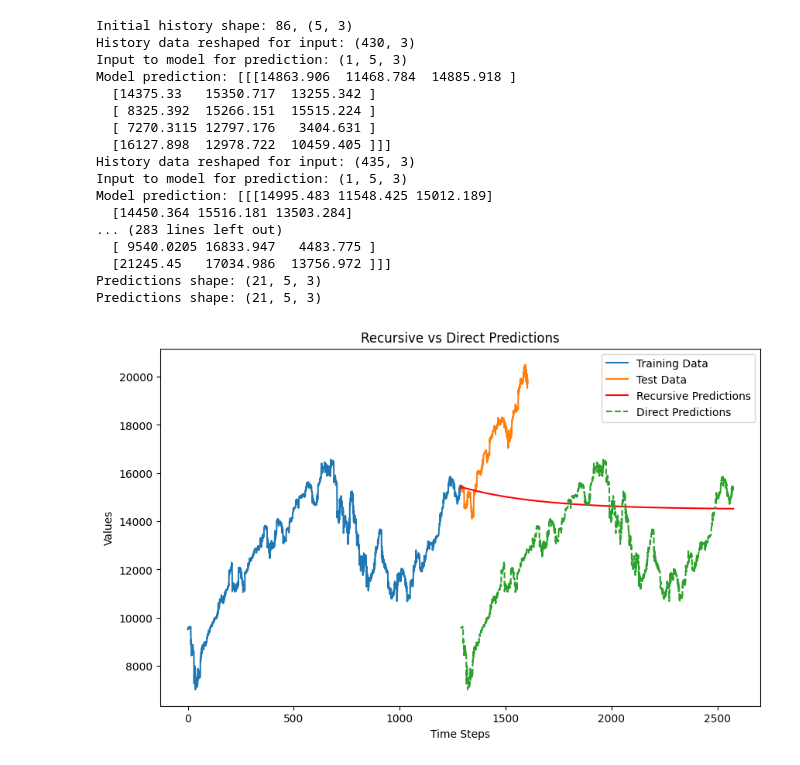
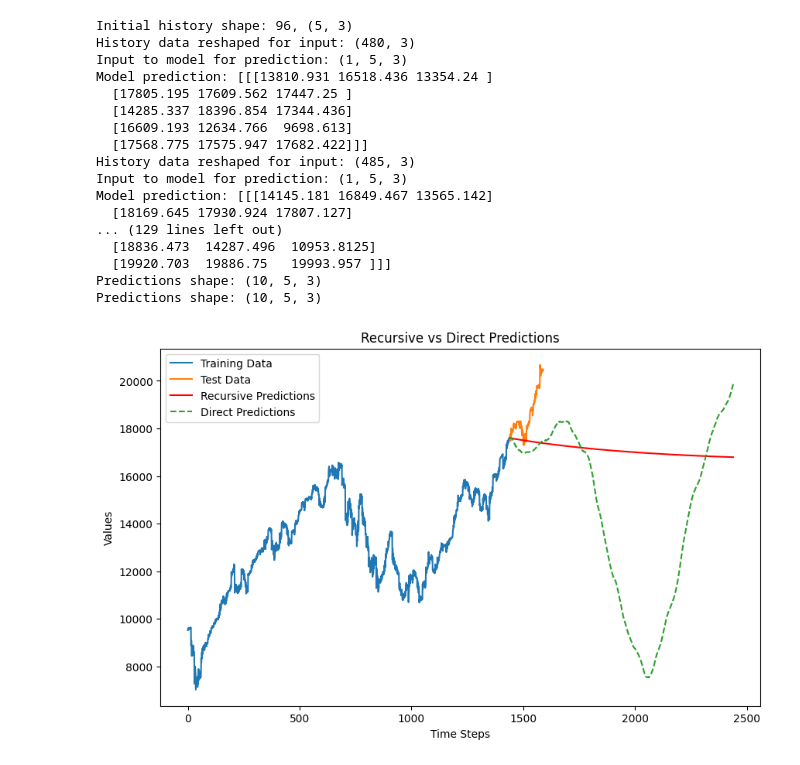
Before and after one commit to porchportal/stock-market-prediction-by--multi-Task-learning, a Jupyter notebook: VScodeML@2/speedPaper/testing02.ipynb, the cells around one changed output. Drawn from its saved outputs; the diff is of its cells as text; code cells hidden in the pictures.

```diff
--- a/VScodeML@2/speedPaper/testing02.ipynb
+++ b/VScodeML@2/speedPaper/testing02.ipynb
@@ -257,7 +260,7 @@ class PredictAndForecast:
     def recursive_predict(self, steps: int) -> pd.Series:
         train_series = pd.Series(self.train.flatten())
         forecaster = ForecasterAutoreg(
-            regressor=LinearRegression(), lags=self.n_input)
+            regressor=RandomForestRegressor(n_estimators=100), lags=self.n_input)
         forecaster.fit(y=train_series)
 
         predictions = []
@@ -272,6 +275,7 @@ class PredictAndForecast:
         prediction_series = pd.Series(predictions, index=pd.date_range(
             start=history.index[-1], periods=steps + 1, freq='D')[1:])
         return prediction_series
+
 
     def direct_predict(self, steps: int) -> pd.Series:
         train_series = pd.Series(self.train.flatten(), index=pd.date_range(
@@ -377,7 +381,7 @@ Date
 # Prepare the ETL instance
 data = ETL(
     datainput=dataset_input,
-    test_size=0.2,
+    test_size=0.1,
     n_input=5,  # Look-back period
     timestep=10,  # Number of past days to use for each prediction
     normalize_bool=False,
@@ -440,35 +444,35 @@ Epoch 25/25
 # %%
 # scaler = StandardScaler()
 # train_data = scaler.fit_transform(
 #     X_train.reshape(-1, 1)).reshape(X_train.shape)
 
 predict_and_forecast = PredictAndForecast(
     model, X_train, X_val,
     n_input=5, scaler=None,
     normalize_bool=False)
 
 # Get predictions
 predictions = predict_and_forecast.get_predictions()
 print(f'Predictions shape: {predictions.shape}')
 
 # Plot predictions
-predict_and_forecast.plot_predictions(steps=3000)
+predict_and_forecast.plot_predictions(steps=1000)
 # %% [output]
-Initial history shape: 86, (5, 3)
-History data reshaped for input: (430, 3)
+Initial history shape: 96, (5, 3)
+History data reshaped for input: (480, 3)
 Input to model for prediction: (1, 5, 3)
-Model prediction: [[[14863.906  11468.784  14885.918 ]
-  [14375.33   15350.717  13255.342 ]
-  [ 8325.392  15266.151  15515.224 ]
-  [ 7270.3115 12797.176   3404.631 ]
-  [16127.898  12978.722  10459.405 ]]]
-History data reshaped for input: (435, 3)
+Model prediction: [[[13810.931 16518.436 13354.24 ]
+  [17805.195 17609.562 17447.25 ]
+  [14285.337 18396.854 17344.436]
+  [16609.193 12634.766  9698.613]
+  [17568.775 17575.947 17682.422]]]
+History data reshaped for input: (485, 3)
 Input to model for prediction: (1, 5, 3)
-Model prediction: [[[14995.483 11548.425 15012.189]
-  [14450.364 15516.181 13503.284]
-... (283 lines left out)
-  [ 9540.0205 16833.947   4483.775 ]
-  [21245.45   17034.986  13756.972 ]]]
-Predictions shape: (21, 5, 3)
-Predictions shape: (21, 5, 3)
+Model prediction: [[[14145.181 16849.467 13565.142]
+  [18169.645 17930.924 17807.127]
+... (129 lines left out)
+  [18836.473  14287.496  10953.8125]
+  [19920.703  19886.75   19993.957 ]]]
+Predictions shape: (10, 5, 3)
+Predictions shape: (10, 5, 3)
-[figure, old version]
+[figure, new version]
```
Also changed, not shown: parts of 5 cells of this notebook.
